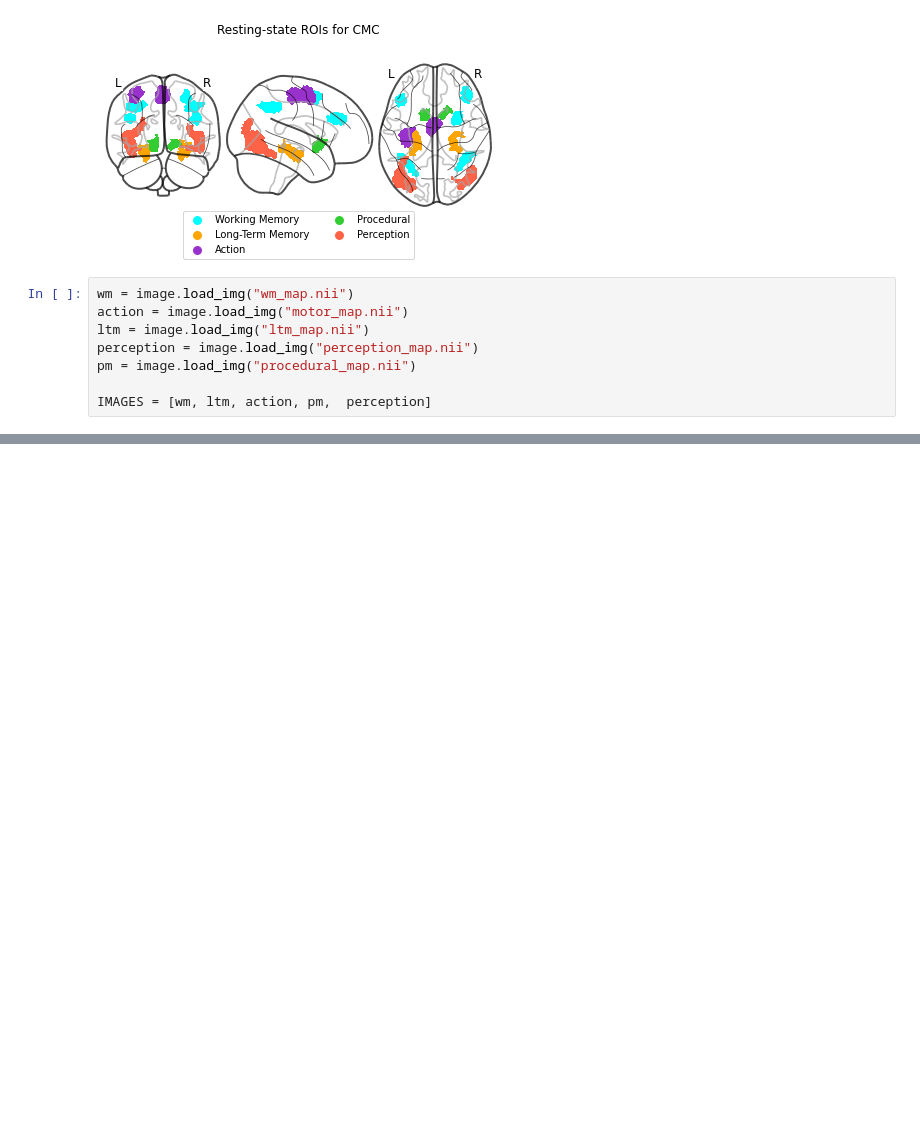
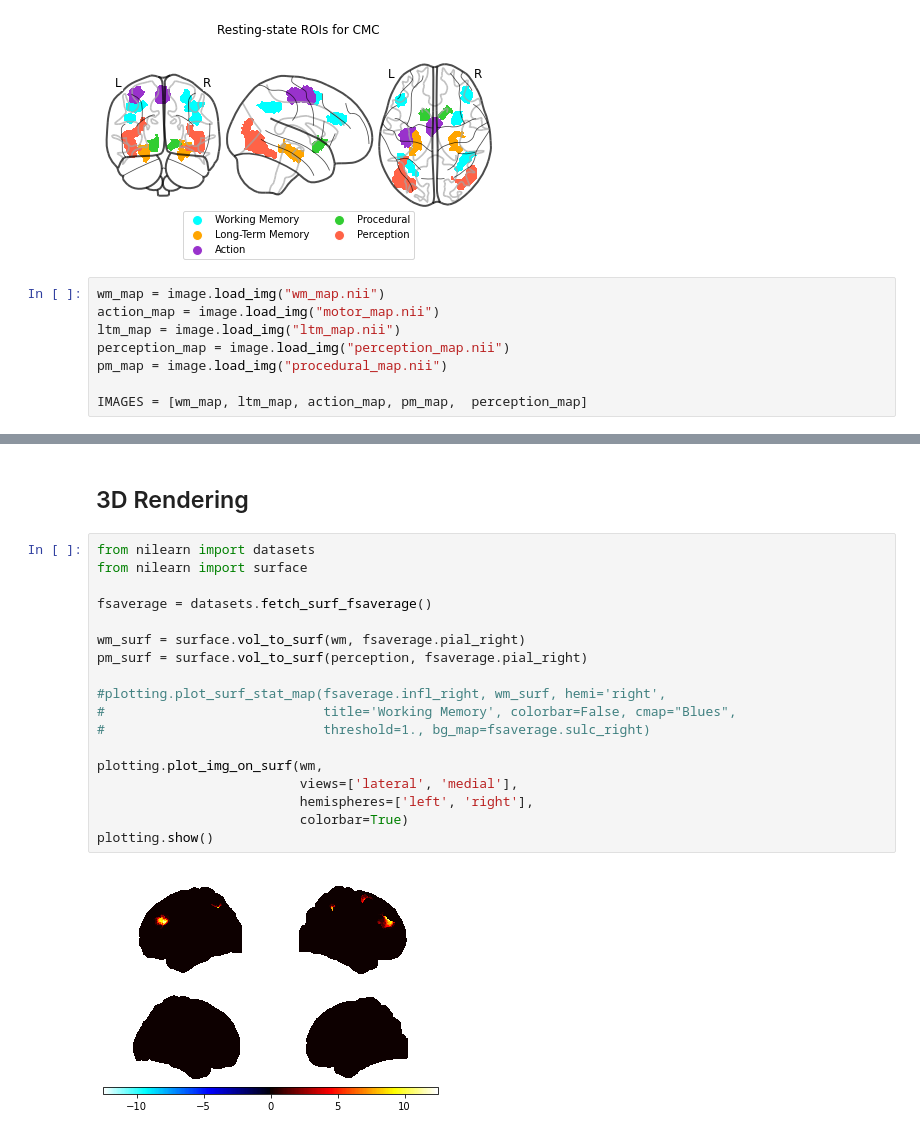
Before and after one commit to UWCCDL/CMC-DCM, a Jupyter notebook: rsfMRI/rois/nice_visualizations.ipynb, the cells around one changed output, grey strips where cells are left out. Cells and saved outputs as stored; diff of their text form; blank space fills up the shorter version.

```diff
--- a/rsfMRI/rois/nice_visualizations.ipynb
+++ b/rsfMRI/rois/nice_visualizations.ipynb
@@ -35,13 +35,13 @@ plt.show()
 # %% [output]
 [figure]
 # %%
-wm = image.load_img("wm_map.nii")
-action = image.load_img("motor_map.nii")
-ltm = image.load_img("ltm_map.nii")
-perception = image.load_img("perception_map.nii")
-pm = image.load_img("procedural_map.nii")
+wm_map = image.load_img("wm_map.nii")
+action_map = image.load_img("motor_map.nii")
+ltm_map = image.load_img("ltm_map.nii")
+perception_map = image.load_img("perception_map.nii")
+pm_map = image.load_img("procedural_map.nii")
 
-IMAGES = [wm, ltm, action, pm,  perception]
+IMAGES = [wm_map, ltm_map, action_map, pm_map,  perception_map]
 # %%
 fig, axs = plt.subplots(1,1, figsize=(7, 3.5))
 display = plotting.plot_glass_brain(None, axes=axs)
@@ -62,3 +62,25 @@ plt.savefig("cmc_regions_originals.png", figsize=(7, 3.5))
 plt.show()
 # %% [output]
 [figure]
+# %% [markdown]
+## 3D Rendering
+# %%
+from nilearn import datasets
+from nilearn import surface
+
+fsaverage = datasets.fetch_surf_fsaverage()
+
+wm_surf = surface.vol_to_surf(wm, fsaverage.pial_right)
+pm_surf = surface.vol_to_surf(perception, fsaverage.pial_right)
+
+#plotting.plot_surf_stat_map(fsaverage.infl_right, wm_surf, hemi='right',
+#                            title='Working Memory', colorbar=False, cmap="Blues",
+#                            threshold=1., bg_map=fsaverage.sulc_right)
+
+plotting.plot_img_on_surf(wm,
+                          views=['lateral', 'medial'],
+                          hemispheres=['left', 'right'],
+                          colorbar=True)
+plotting.show()
+# %% [output]
+[figure, added]
```
Also changed, not shown: parts of 1 cell of this notebook, 30 other files.
